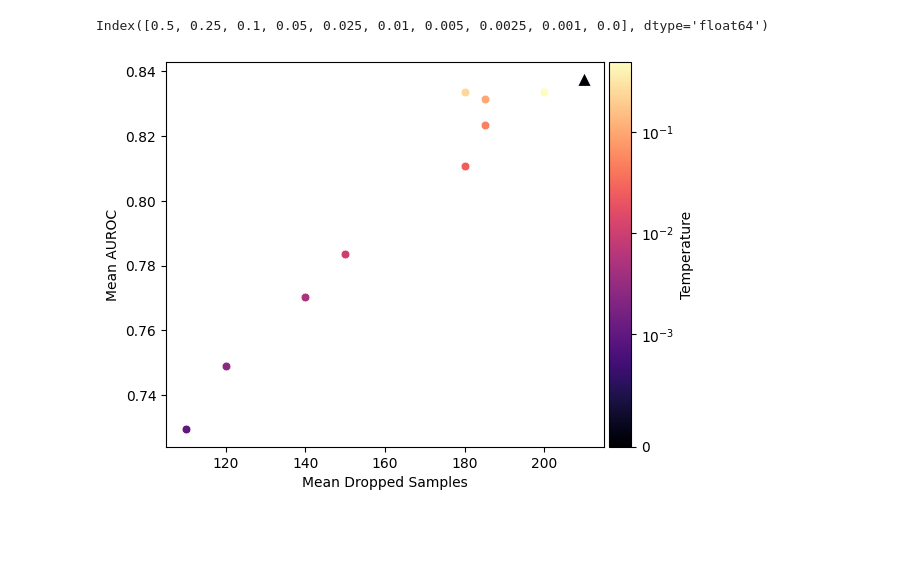
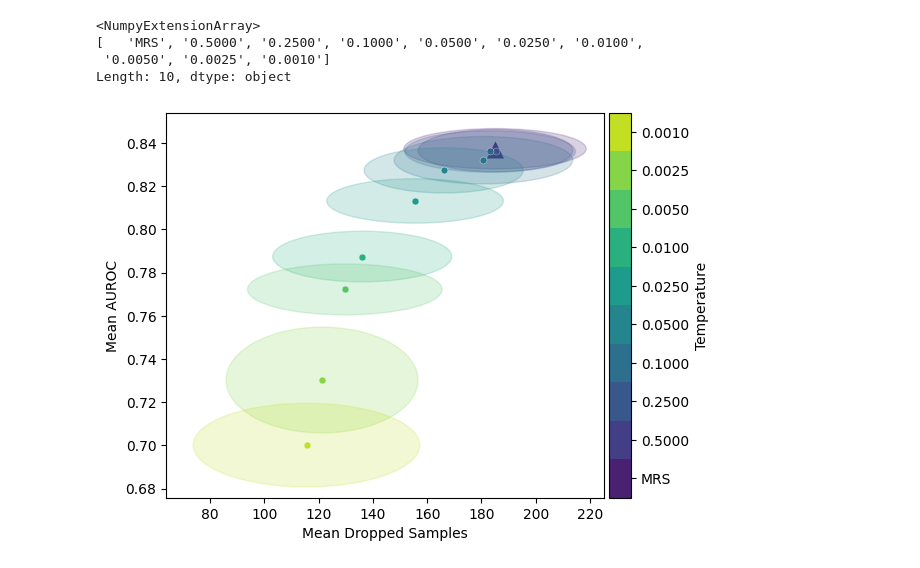
Before and after one commit to kramerlab/FeatureWeightDebiasing, a Jupyter notebook: notebooks/plot_trade_off.ipynb, the cells around one changed output. Drawn from its saved outputs; the diff is of its cells as text; code cells hidden in the pictures; blank space fills up the shorter version.

```diff
--- a/notebooks/plot_trade_off.ipynb
+++ b/notebooks/plot_trade_off.ipynb
@@ -31,41 +47,64 @@ aurocs
-# %%
-temperatures = dropped_samples.keys().astype(float)
-temperatures
-# %% [output]
-Index([0.5, 0.25, 0.1, 0.05, 0.025, 0.01, 0.005, 0.0025, 0.001, 0.0], dtype='float64')
+# %%
+temperatures = dropped_samples.drop(columns=["0.0"]).keys().astype(float)
+temperatures  = temperatures.insert(0, 0.0)
+
+temperature_labels = temperatures.astype(str).array
+temperature_labels[0] = "MRS"
+temperature_labels[1] = "0.5000"
+temperature_labels[2] = "0.2500"
+temperature_labels[3] = "0.1000"
+temperature_labels[4] = "0.0500"
+temperature_labels[5] = "0.0250"
+temperature_labels[6] = "0.0100"
+temperature_labels[7] = "0.0050"
+temperature_labels[9] = "0.0010"
+temperature_labels
+# %% [output]
+<NumpyExtensionArray>
+[   'MRS', '0.5000', '0.2500', '0.1000', '0.0500', '0.0250', '0.0100',
+ '0.0050', '0.0025', '0.0010']
+Length: 10, dtype: object
 # %%
-cmap = sns.color_palette("magma", as_cmap=True)
-norm = matplotlib.colors.SymLogNorm(linthresh=0.001, vmin=np.min(temperatures), vmax=np.max(temperatures))
+palette = sns.color_palette("viridis", n_colors=len(temperatures))
+cmap = ListedColormap(palette)
 fig = plt.figure(figsize=(6,5))
 mrs_value = 0.0
+min_x = np.inf
+min_y = np.inf
 
-for key, dropped_value in dropped_samples[temperatures.astype(str)].items():
+for i, (key, dropped_value) in enumerate(dropped_samples[temperatures.astype(str)].items()):
     auroc_value = aurocs[key]
     if float(key) == mrs_value:
         marker= "^"
-        size= 100
+        size= 200
     else:
         marker = "o"
-        size= 40
+        size= 25
 
-    color = cmap(norm(float(key)))
+    color = cmap(i)
     ax = sns.scatterplot(x=[dropped_value.mean()], y=[auroc_value.mean()], label=key, alpha=1, color=color, marker=marker,
-                         s=size, )
+                         s=size,)
     ellipse = Ellipse((dropped_value.mean(), auroc_value.mean()),
-                       width=2*dropped_value.std(), height=2*auroc_value.std(), alpha=0.5,
+                       width=2*dropped_value.std(), height=2*auroc_value.std(), alpha=0.2,
                        color=color)
+    min_x = min(min_x, dropped_value.mean() - dropped_value.std())
+    min_y = min(min_y, auroc_value.mean() - auroc_value.std())
     ax.add_patch(ellipse)
 
 plt.gca().legend_.remove()
 
 divider = make_axes_locatable(plt.gca())
 ax_cb = divider.new_horizontal(size="5%", pad=0.05)
 fig.add_axes(ax_cb)
-cb1 = matplotlib.colorbar.ColorbarBase(ax_cb, cmap=cmap,
-                                norm=norm,
+cbar = matplotlib.colorbar.ColorbarBase(ax_cb, cmap=cmap,
                                 orientation='vertical')
-cb1.set_label('Temperature')
+cbar.set_label('Temperature')
+cbar.set_ticks(np.linspace(0.05,0.95,10))
+cbar.set_ticklabels(temperature_labels)
+ax.set_xlim(min_x - 10)
+ax.set_ylim(min_y - 0.005)
 
 _= ax.set(xlabel="Mean Dropped Samples", ylabel="Mean AUROC")
+plt.savefig("diagrams/temperature_comparison_fixed.pdf", bbox_inches="tight")
 # %% [output]
-[figure, old version]
+[figure, new version]
```
Also changed, not shown: parts of 4 cells of this notebook, 5 other files.
